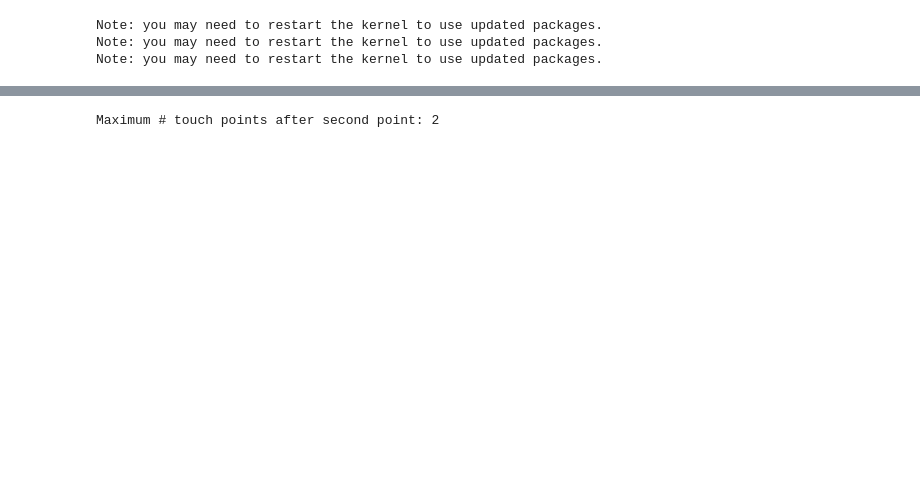
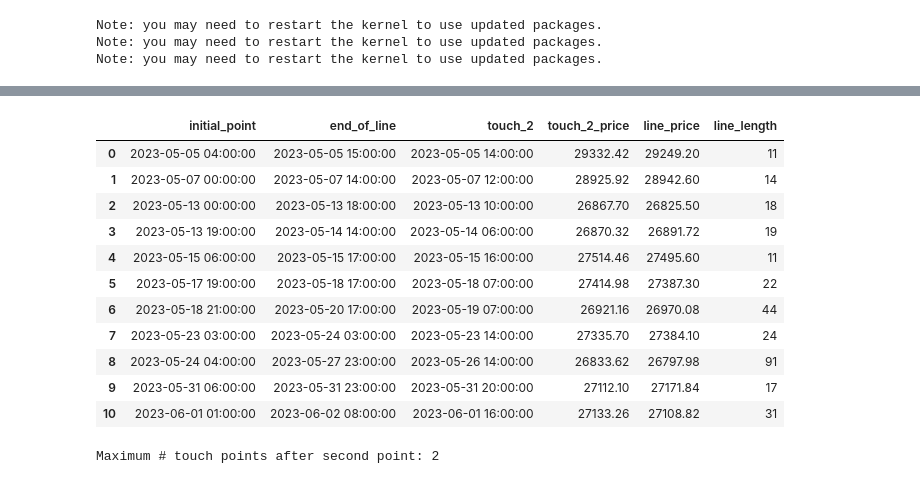
Before and after one commit to alexbabits/crypto-backtester, a Jupyter notebook: ChannelAnalysis.ipynb, the cells around one changed output, grey strips where cells are left out. Saved outputs shown, nothing was run; the diff lists cells and outputs as text; code cells hidden in the pictures; blank space fills up the shorter version.

```diff
--- a/ChannelAnalysis.ipynb
+++ b/ChannelAnalysis.ipynb
@@ -137,6 +137,21 @@ resistance_df['end_of_line'] = pd.to_datetime(resistance_df['end_of_line'])
 # Calculates length of horizontal resistance line based on time interval specified while loading Kraken data. Returns # of candles as a value.
 resistance_df['line_length'] = (resistance_df['end_of_line'] - resistance_df['initial_point']).dt.total_seconds() / (time_interval_in_minutes * 60)
 resistance_df['line_length'] = resistance_df['line_length'].astype(int)
+# %%
+resistance_df
+# %% [output]
+|  | initial_point | end_of_line | touch_2 | touch_2_price | line_price | line_length |
+| 0 | 2023-05-05 04:00:00 | 2023-05-05 15:00:00 | 2023-05-05 14:00:00 | 29332.42 | 29249.20 | 11 |
+| 1 | 2023-05-07 00:00:00 | 2023-05-07 14:00:00 | 2023-05-07 12:00:00 | 28925.92 | 28942.60 | 14 |
+| 2 | 2023-05-13 00:00:00 | 2023-05-13 18:00:00 | 2023-05-13 10:00:00 | 26867.70 | 26825.50 | 18 |
+| 3 | 2023-05-13 19:00:00 | 2023-05-14 14:00:00 | 2023-05-14 06:00:00 | 26870.32 | 26891.72 | 19 |
+| 4 | 2023-05-15 06:00:00 | 2023-05-15 17:00:00 | 2023-05-15 16:00:00 | 27514.46 | 27495.60 | 11 |
+| 5 | 2023-05-17 19:00:00 | 2023-05-18 17:00:00 | 2023-05-18 07:00:00 | 27414.98 | 27387.30 | 22 |
+| 6 | 2023-05-18 21:00:00 | 2023-05-20 17:00:00 | 2023-05-19 07:00:00 | 26921.16 | 26970.08 | 44 |
+| 7 | 2023-05-23 03:00:00 | 2023-05-24 03:00:00 | 2023-05-23 14:00:00 | 27335.70 | 27384.10 | 24 |
+| 8 | 2023-05-24 04:00:00 | 2023-05-27 23:00:00 | 2023-05-26 14:00:00 | 26833.62 | 26797.98 | 91 |
+| 9 | 2023-05-31 06:00:00 | 2023-05-31 23:00:00 | 2023-05-31 20:00:00 | 27112.10 | 27171.84 | 17 |
+| 10 | 2023-06-01 01:00:00 | 2023-06-02 08:00:00 | 2023-06-01 16:00:00 | 27133.26 | 27108.82 | 31 |
 # %%
 ###########find_touch_points###########
 
```
Also changed, not shown: parts of 5 cells of this notebook.
